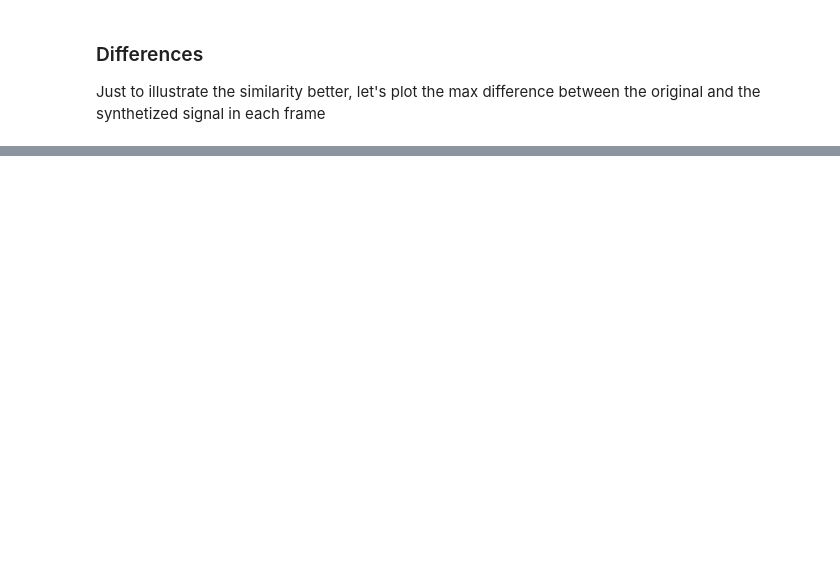
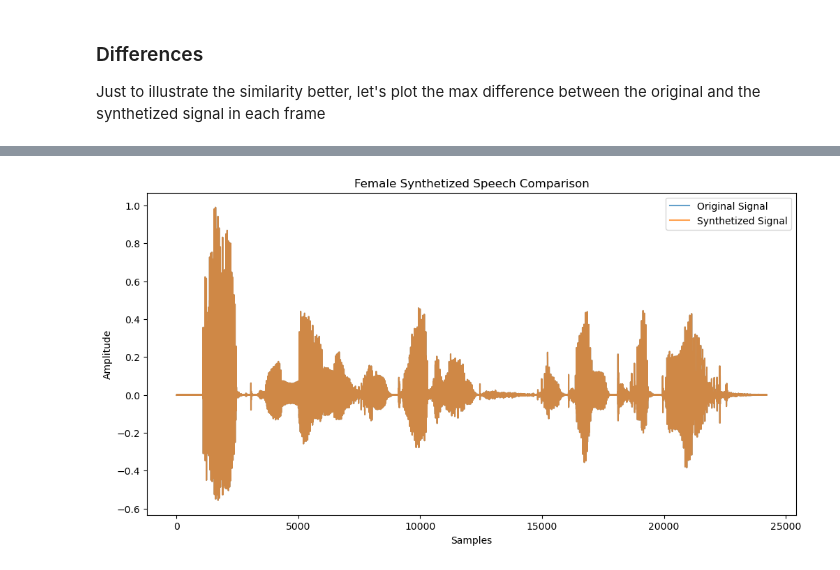
Before and after one commit to dianapaula19/speech-processing-project, a Jupyter notebook: codec.ipynb, the cells around one changed output, grey strips where cells are left out. Cells and saved outputs as stored; diff of their text form; code cells hidden in the pictures; blank space fills up the shorter version.

```diff
--- a/codec.ipynb
+++ b/codec.ipynb
@@ -136,0 +138,11 @@ plt.show()
+# %%
+plt.figure(figsize=(12, 6))
+plt.plot(np.concatenate(df_lpc_female["Frame"]), label="Original Signal", alpha=0.7)
+plt.plot(np.concatenate(df_lpc_female["Synthetized Frame"]), label="Synthetized Signal", alpha=0.7)
+plt.legend()
+plt.title("Female Synthetized Speech Comparison")
+plt.xlabel("Samples")
+plt.ylabel("Amplitude")
+plt.show()
+# %% [output]
+[figure, added]
```
Also changed, not shown: parts of 5 cells of this notebook.
